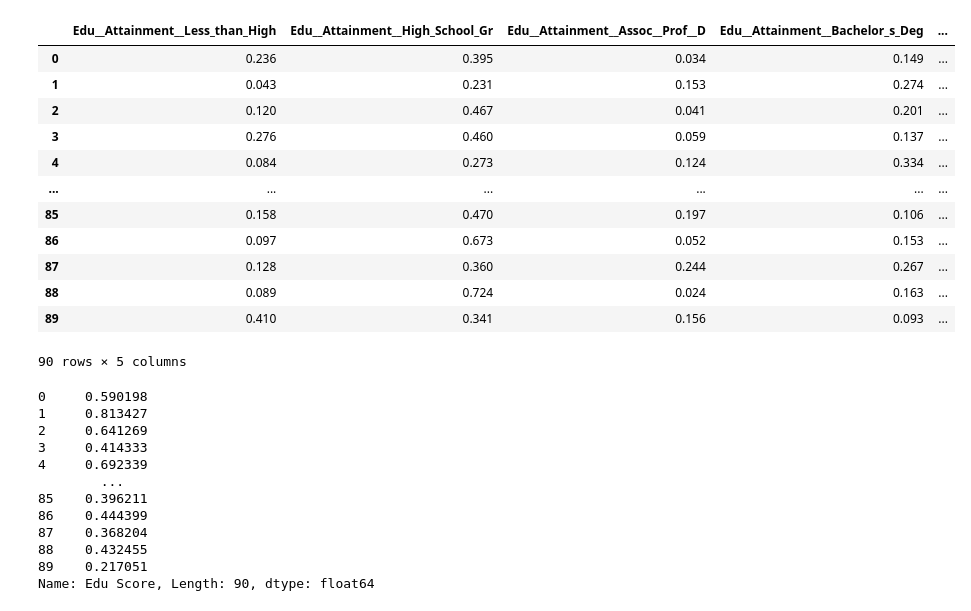
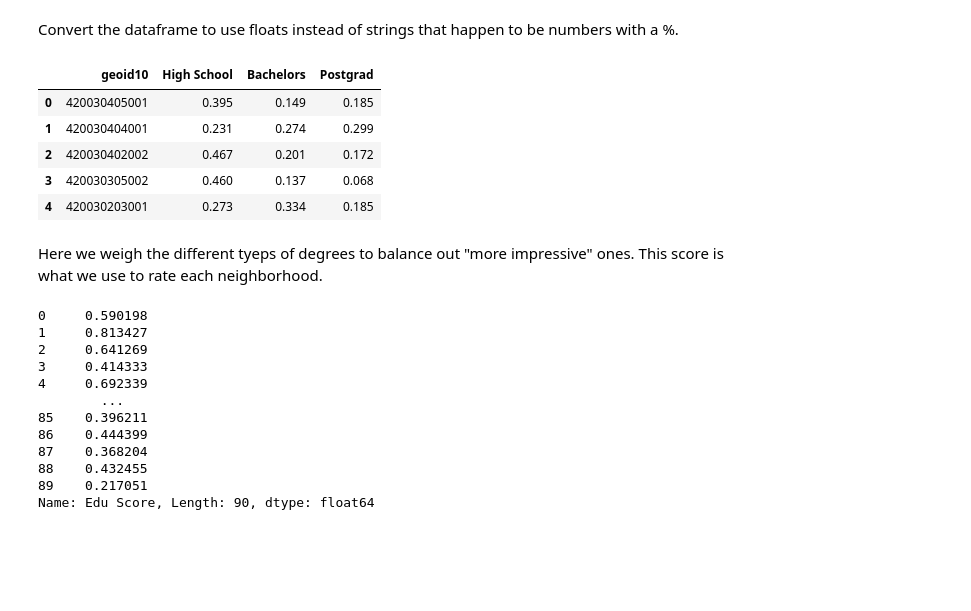
Before and after one commit to jca64/Big-Ideas-Final-Project, a Jupyter notebook: Education/Education.ipynb, the cells around one changed output. Drawn from its saved outputs; the diff is of its cells as text; code cells hidden in the pictures; blank space fills up the shorter version.

```diff
--- a/Education/Education.ipynb
+++ b/Education/Education.ipynb
@@ -8,3 +16,4 @@ neighborhoods['geoid10'] = neighborhoods['geoid10'].astype(float)
 # %%
 df = pd.read_csv('Neighborhoods_with_SNAP_Data.csv')
-df
+grads = pd.DataFrame()
+grads['geoid10'] = df['Neighborhood_2010_GEOID10']
@@ -36,23 +20,20 @@ df
+# %% [markdown]
+Convert the dataframe to use floats instead of strings that happen to be numbers with a %.
 # %%
 def percent_to_float(series):
     return series.str.rstrip('%').astype(float) / 100
 
-attainments = [c for c in df.columns if 'Edu__Attainment' in c]
-for a in attainments:
-    df[a] = percent_to_float(df[a])
-df[attainments]
+grads['High School'] = percent_to_float(df['Edu__Attainment__High_School_Gr'])
+grads['Bachelors'] = percent_to_float(df['Edu__Attainment__Bachelor_s_Deg'])
+grads['Postgrad'] = percent_to_float(df['Edu__Attainment__Postgraduate_D'])
+grads.head()
 # %% [output]
-|  | Edu__Attainment__Less_than_High | Edu__Attainment__High_School_Gr | Edu__Attainment__Assoc__Prof__D | Edu__Attainment__Bachelor_s_Deg | ... |
-| 0 | 0.236 | 0.395 | 0.034 | 0.149 | ... |
-| 1 | 0.043 | 0.231 | 0.153 | 0.274 | ... |
-| 2 | 0.120 | 0.467 | 0.041 | 0.201 | ... |
-| 3 | 0.276 | 0.460 | 0.059 | 0.137 | ... |
-| 4 | 0.084 | 0.273 | 0.124 | 0.334 | ... |
-| ... | ... | ... | ... | ... | ... |
-| 85 | 0.158 | 0.470 | 0.197 | 0.106 | ... |
-| 86 | 0.097 | 0.673 | 0.052 | 0.153 | ... |
-| 87 | 0.128 | 0.360 | 0.244 | 0.267 | ... |
-| 88 | 0.089 | 0.724 | 0.024 | 0.163 | ... |
-| 89 | 0.410 | 0.341 | 0.156 | 0.093 | ... |
+|  | geoid10 | High School | Bachelors | Postgrad |
+| 0 | 420030405001 | 0.395 | 0.149 | 0.185 |
+| 1 | 420030404001 | 0.231 | 0.274 | 0.299 |
+| 2 | 420030402002 | 0.467 | 0.201 | 0.172 |
+| 3 | 420030305002 | 0.460 | 0.137 | 0.068 |
+| 4 | 420030203001 | 0.273 | 0.334 | 0.185 |
-90 rows × 5 columns
+# %% [markdown]
+Here we weigh the different tyeps of degrees to balance out "more impressive" ones. This score is what we use to rate each neighborhood.
 # %%
```
Also changed, not shown: parts of 11 cells of this notebook.
